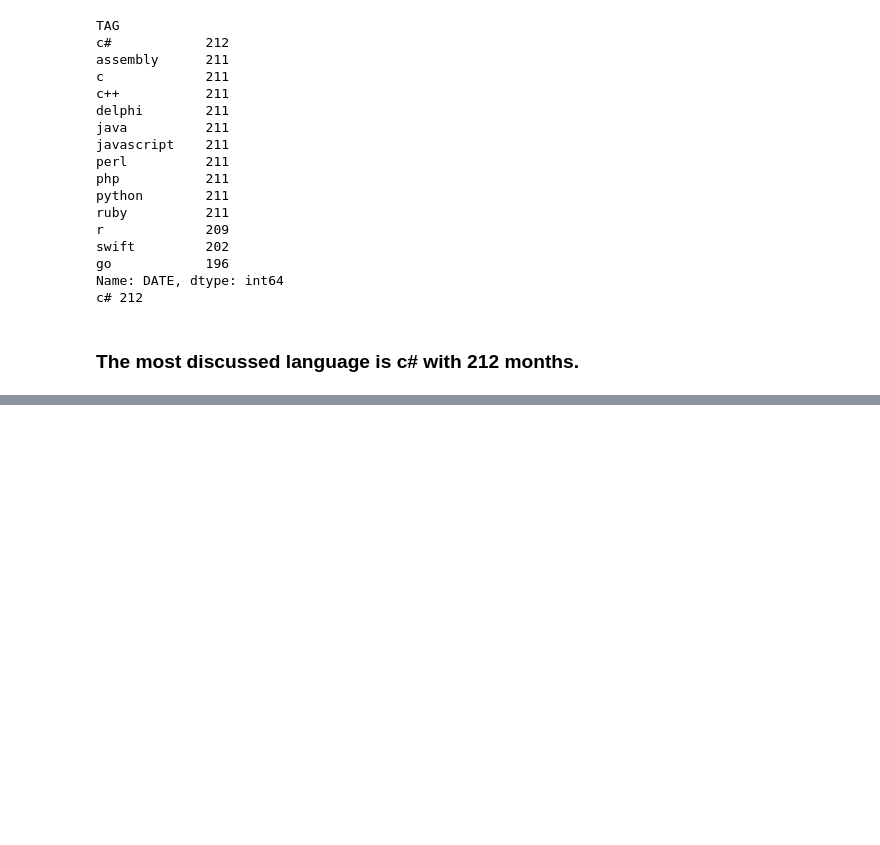
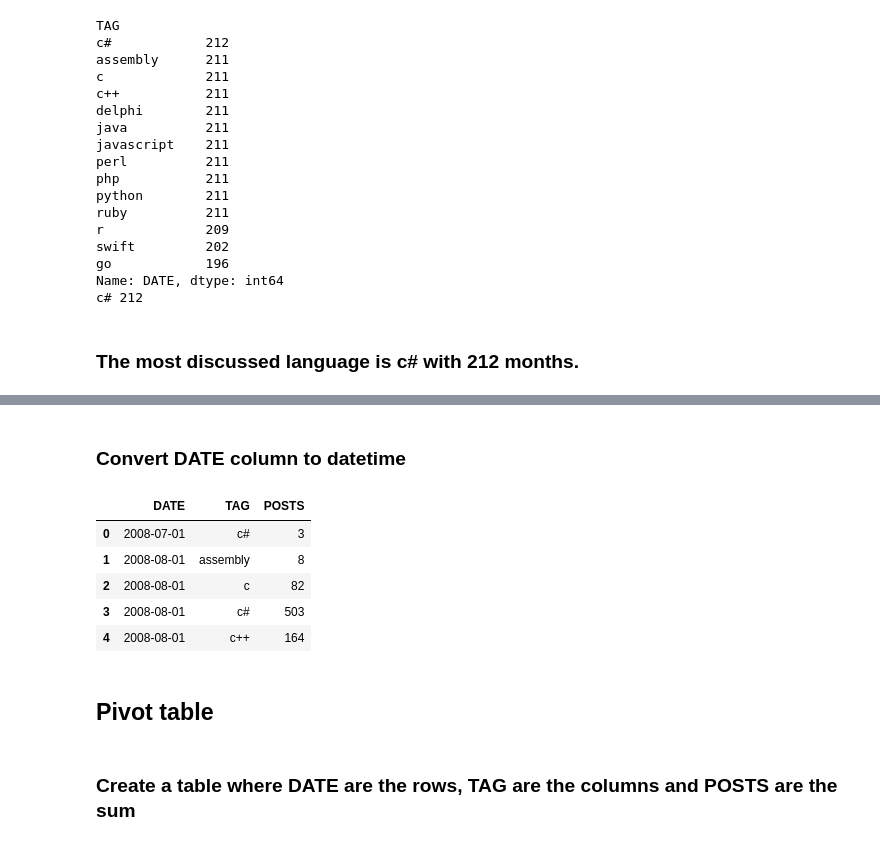
Before and after one commit to Zamir29/100-days-of-Python, a Jupyter notebook: day_73/main.ipynb, the cells around one changed output, grey strips where cells are left out. Saved outputs shown, nothing was run; the diff lists cells and outputs as text; code cells hidden in the pictures; blank space fills up the shorter version.

```diff
--- a/day_73/main.ipynb
+++ b/day_73/main.ipynb
@@ -215,0 +235,16 @@ display(Markdown(f'### The most discussed language is **{top_language}** with **
+# %% [markdown]
+### Convert DATE column to datetime
+# %%
+df['DATE'] = pd.to_datetime(df['DATE'])
+df.head()
+# %% [output]
+|  | DATE | TAG | POSTS |
+| 0 | 2008-07-01 | c# | 3 |
+| 1 | 2008-08-01 | assembly | 8 |
+| 2 | 2008-08-01 | c | 82 |
+| 3 | 2008-08-01 | c# | 503 |
+| 4 | 2008-08-01 | c++ | 164 |
+# %% [markdown]
+## Pivot table
+# %% [markdown]
+### Create a table where DATE are the rows, TAG are the columns and POSTS are the sum
```
Also changed, not shown: parts of 14 cells of this notebook.
